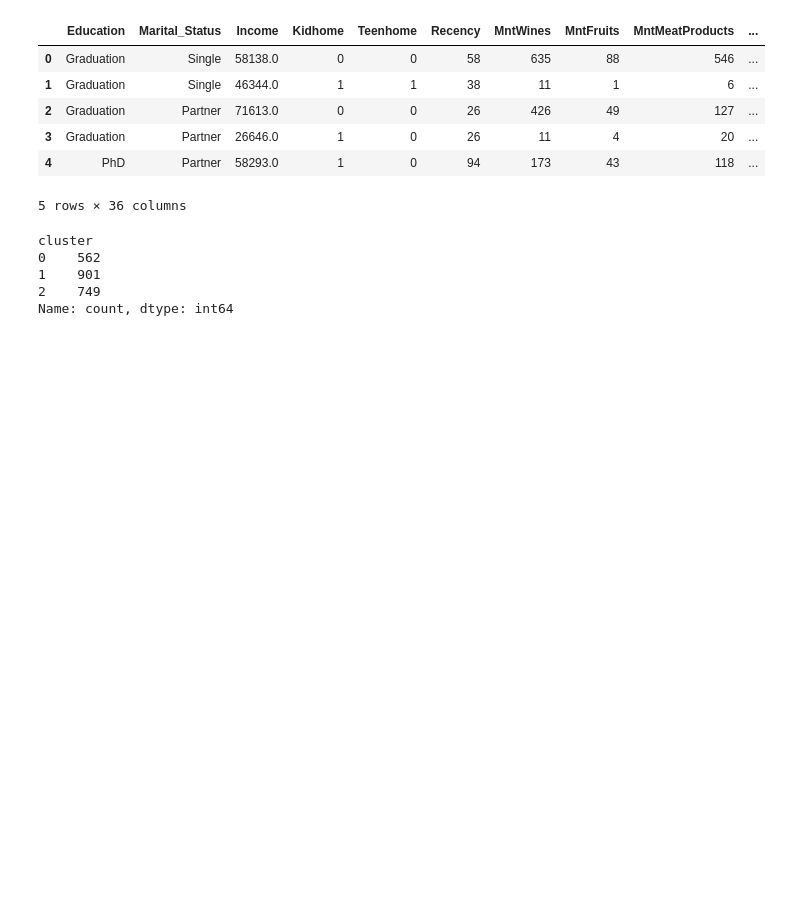
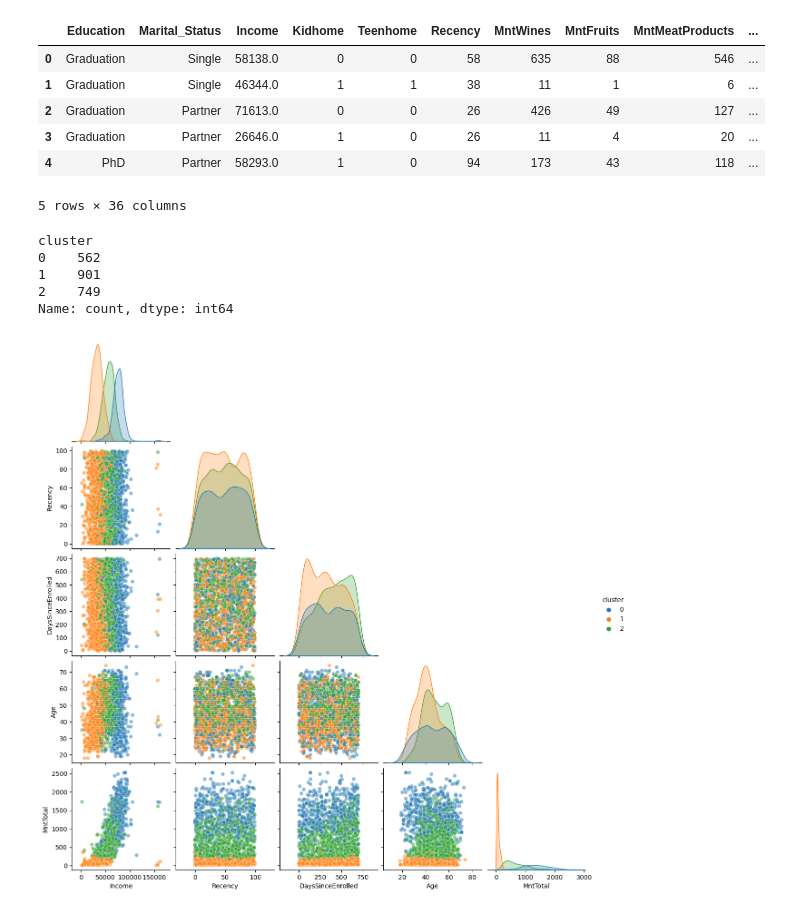
Before and after one commit to BraulioHermanson/IFOOD_2020, a Jupyter notebook: notebook/02_clustering.ipynb, the cells around one changed output. Cells and saved outputs as stored; diff of their text form; code cells hidden in the pictures; blank space fills up the shorter version.

Commit message:
feature: notebook 02 cluster analises

```diff
--- a/notebook/02_clustering.ipynb
+++ b/notebook/02_clustering.ipynb
@@ -267,3 +267,17 @@ cluster
 1    901
 2    749
 Name: count, dtype: int64
+# %%
+columns_analysis = [
+    "Income",
+    "Recency",
+    "DaysSinceEnrolled",
+    "Age",
+    "MntTotal",
+]
+
+from funcoes_aux import pairplot
+
+pairplot(df_clusterd,columns_analysis,hue_column="cluster")
+# %% [output]
+[figure, added]
```
Also changed, not shown: parts of 4 cells of this notebook, 1 other file.
